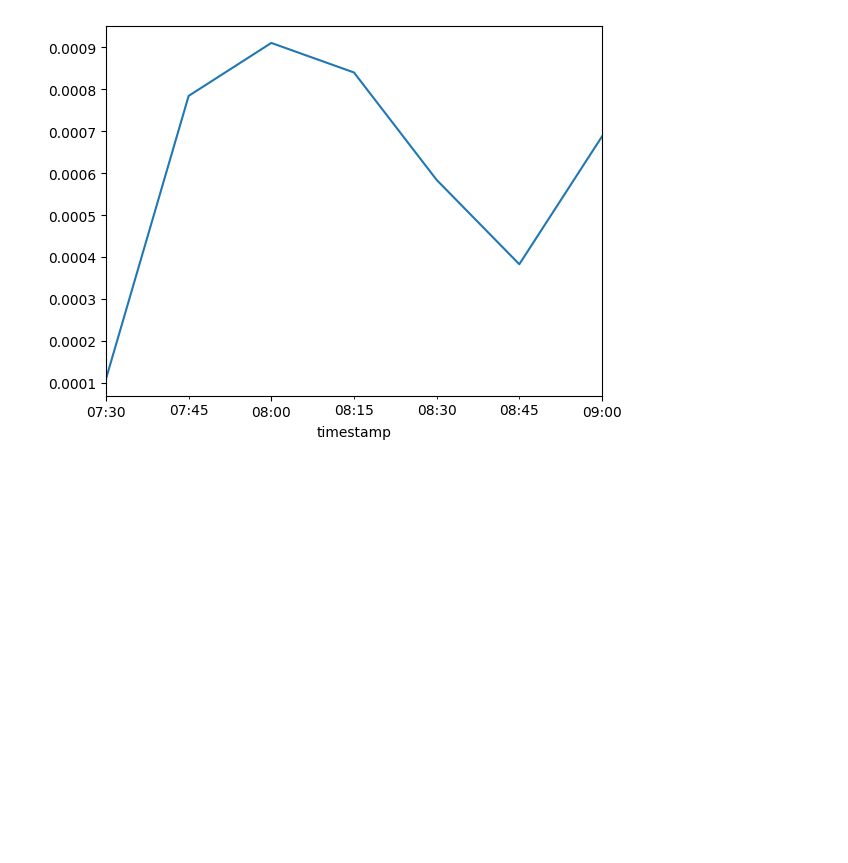
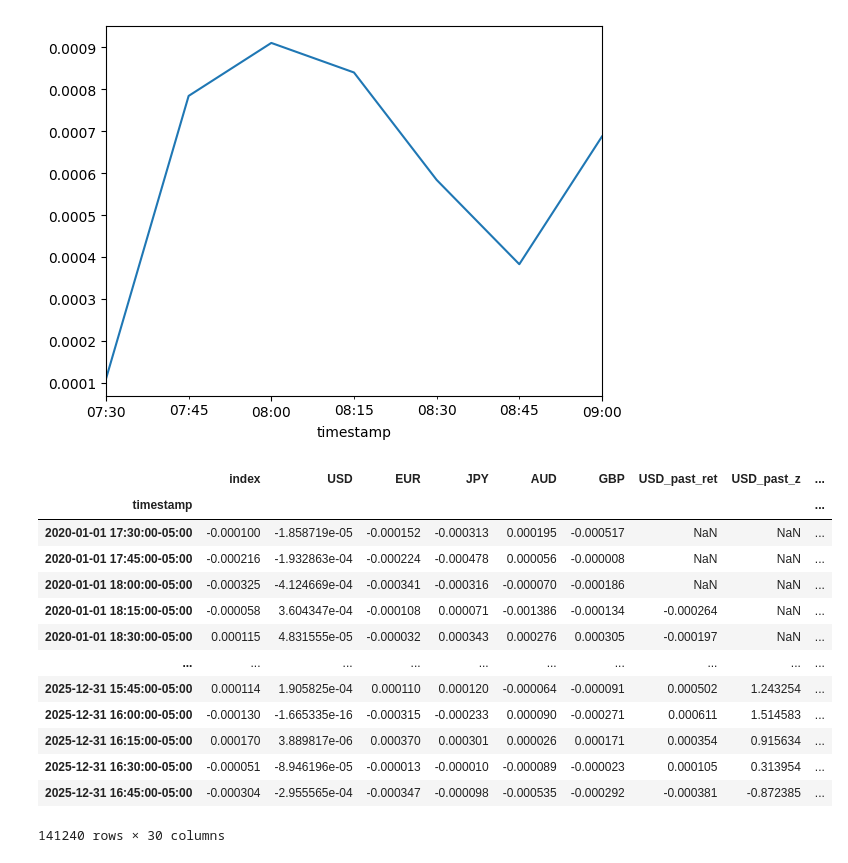
Before and after one commit to muqali/systematic-trading, a Jupyter notebook: src/systematic_trading/research/sgd_neer.ipynb, the cells around one changed output. Cells and saved outputs as stored; diff of their text form; code cells hidden in the pictures; blank space fills up the shorter version.

Commit message:
panel regression

```diff
--- a/src/systematic_trading/research/sgd_neer.ipynb
+++ b/src/systematic_trading/research/sgd_neer.ipynb
@@ -17,12 +17,3 @@ end_date = dt.datetime(2025, 12, 31)
 freq = pd.Timedelta(minutes=15)
 
 prices = get_resampled_quotes(instruments, start_date, end_date, freq)
-# %%
-def regression_stats(x, y):
-    sample = pd.concat({"x": x, "y": y}, axis=1).dropna()
-    if len(sample) < 3 or sample["x"].var() == 0 or sample["y"].var() == 0:
-        return np.nan, np.nan, len(sample)
-
-    beta = sample["y"].cov(sample["x"]) / sample["x"].var()
-    corr = sample["x"].corr(sample["y"])
-    return beta, corr, len(sample)
@@ -303,42 +355,59 @@ rets.loc['2025-07-03 07:30' : '2025-07-03 09:00']['index'].cumsum().plot()
 <Axes: xlabel='timestamp'>
 [figure]
 # %%
-rolling_windows_mins = 15
-fwd_periods_mins = 15
-zscore_window_mins = 120
-bar_minutes = int(freq / pd.Timedelta(minutes=1))
+past_horizon = pd.Timedelta(minutes=60)
+future_horizon = pd.Timedelta(minutes=5)
+lookback_window = pd.Timedelta(days=5)
 
-rolling_windows = rolling_windows_mins // bar_minutes
-fwd_periods = fwd_periods_mins // bar_minutes
-zscore_window = zscore_window_mins // bar_minutes
+p = int(past_horizon / freq)
+f = int(future_horizon / freq)
+w = int(lookback_window / freq)
 
+rets_vs_sgd = strategy.build_rets_vs_sgd()
 results = rets_vs_sgd.copy()
 
 for ccy in ccys + ["index"]:
 
-    past_ret = rets_vs_sgd[ccy].rolling(rolling_window).sum()
-    past_relative_ret = (rets_vs_sgd[ccy] - rets_vs_sgd["index"]).rolling(rolling_window).sum()
+    past_ret = rets_vs_sgd[ccy].rolling(p).sum()
+    past_relative_ret = (rets_vs_sgd[ccy] - rets_vs_sgd["index"]).rolling(p).sum()
 
     past_z = (
-        (past_ret - past_ret.rolling(zscore_window).mean())
-        / past_ret.rolling(zscore_window).std()
+        (past_ret - past_ret.rolling(w).mean())
+        / past_ret.rolling(w).std()
     )
 
     past_relative_z = (
-        (past_relative_ret - past_relative_ret.rolling(zscore_window).mean())
-        / past_relative_ret.rolling(zscore_window).std()
+        (past_relative_ret - past_relative_ret.rolling(w).mean())
+        / past_relative_ret.rolling(w).std()
     )
 
     future_ccy_ret = (
         rets_vs_sgd[ccy]
-        .rolling(fwd_period)
+        .rolling(f)
         .sum()
-        .shift(-fwd_period)
+        .shift(-f)
     )
 
     results[ccy + "_past_ret"] = past_ret
     results[ccy + "_past_z"] = past_z
     results[ccy + "_past_relative_ret"] = past_relative_ret
     results[ccy + "_past_relative_z"] = past_relative_z
+# %%
+results
+# %% [output]
+|  | index | USD | EUR | JPY | AUD | GBP | USD_past_ret | USD_past_z | ... |
+| timestamp |  |  |  |  |  |  |  |  | ... |
+| 2020-01-01 17:30:00-05:00 | -0.000100 | -1.858719e-05 | -0.000152 | -0.000313 | 0.000195 | -0.000517 | NaN | NaN | ... |
+| 2020-01-01 17:45:00-05:00 | -0.000216 | -1.932863e-04 | -0.000224 | -0.000478 | 0.000056 | -0.000008 | NaN | NaN | ... |
+| 2020-01-01 18:00:00-05:00 | -0.000325 | -4.124669e-04 | -0.000341 | -0.000316 | -0.000070 | -0.000186 | NaN | NaN | ... |
+| 2020-01-01 18:15:00-05:00 | -0.000058 | 3.604347e-04 | -0.000108 | 0.000071 | -0.001386 | -0.000134 | -0.000264 | NaN | ... |
+| 2020-01-01 18:30:00-05:00 | 0.000115 | 4.831555e-05 | -0.000032 | 0.000343 | 0.000276 | 0.000305 | -0.000197 | NaN | ... |
+| ... | ... | ... | ... | ... | ... | ... | ... | ... | ... |
+| 2025-12-31 15:45:00-05:00 | 0.000114 | 1.905825e-04 | 0.000110 | 0.000120 | -0.000064 | -0.000091 | 0.000502 | 1.243254 | ... |
+| 2025-12-31 16:00:00-05:00 | -0.000130 | -1.665335e-16 | -0.000315 | -0.000233 | 0.000090 | -0.000271 | 0.000611 | 1.514583 | ... |
+| 2025-12-31 16:15:00-05:00 | 0.000170 | 3.889817e-06 | 0.000370 | 0.000301 | 0.000026 | 0.000171 | 0.000354 | 0.915634 | ... |
+| 2025-12-31 16:30:00-05:00 | -0.000051 | -8.946196e-05 | -0.000013 | -0.000010 | -0.000089 | -0.000023 | 0.000105 | 0.313954 | ... |
+| 2025-12-31 16:45:00-05:00 | -0.000304 | -2.955565e-04 | -0.000347 | -0.000098 | -0.000535 | -0.000292 | -0.000381 | -0.872385 | ... |
+141240 rows × 30 columns
 # %%
 zs_mask = results["index_past_z"].abs() > 2.0
```
Also changed, not shown: parts of 10 cells of this notebook, 3 other files.
